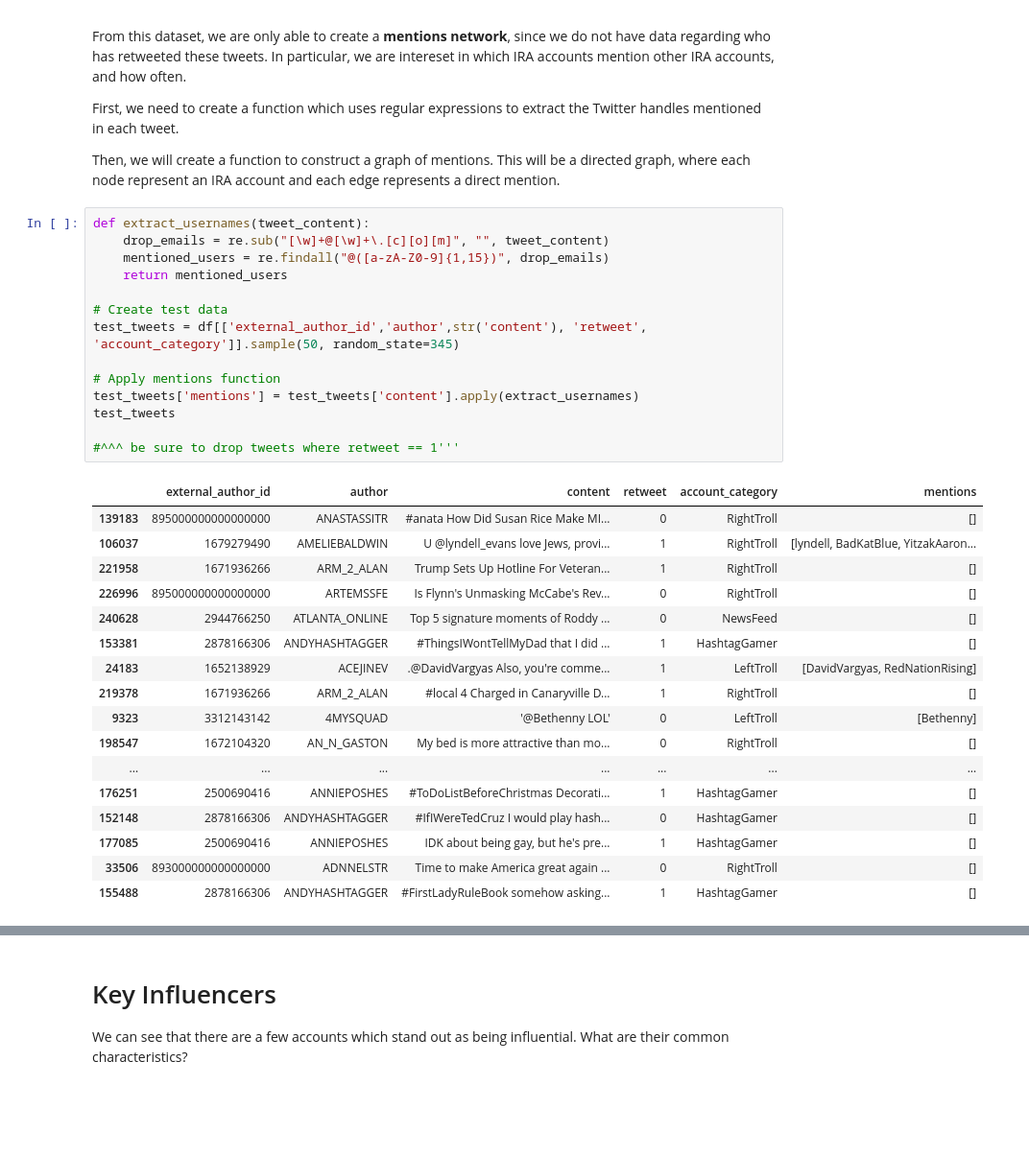
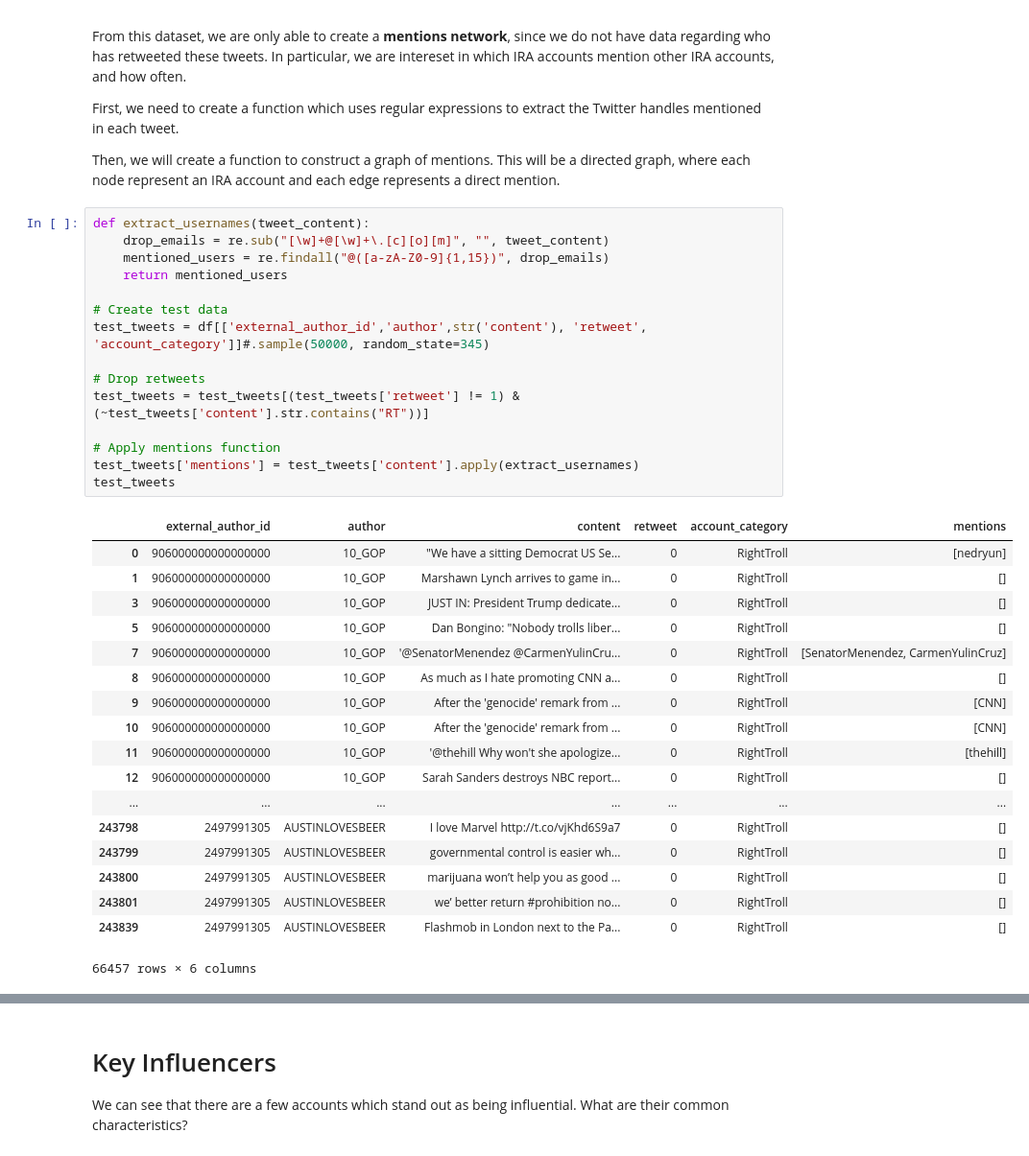
Before and after one commit to joshkraft/kraft_thesis_s19, a Jupyter notebook: Initial Data Exploration.ipynb, the cells around one changed output, grey strips where cells are left out. Shown: that part at 96% size. Drawn from its saved outputs; the diff is of its cells as text; blank space fills up the shorter version.

```diff
--- a/Initial Data Exploration.ipynb
+++ b/Initial Data Exploration.ipynb
@@ -132,32 +132,34 @@ Then, we will create a function to construct a graph of mentions. This will be a
 # %%
 def extract_usernames(tweet_content):
     drop_emails = re.sub("[\w]+@[\w]+\.[c][o][m]", "", tweet_content)
     mentioned_users = re.findall("@([a-zA-Z0-9]{1,15})", drop_emails)
     return mentioned_users
 
 # Create test data
-test_tweets = df[['external_author_id','author',str('content'), 'retweet', 'account_category']].sample(50, random_state=345)
+test_tweets = df[['external_author_id','author',str('content'), 'retweet', 'account_category']]#.sample(50000, random_state=345)
+
+# Drop retweets
+test_tweets = test_tweets[(test_tweets['retweet'] != 1) & (~test_tweets['content'].str.contains("RT"))]
 
 # Apply mentions function
 test_tweets['mentions'] = test_tweets['content'].apply(extract_usernames)
 test_tweets
-
-#^^^ be sure to drop tweets where retweet == 1'''
 # %% [output]
 |  | external_author_id | author | content | retweet | account_category | mentions |
-| 139183 | 895000000000000000 | ANASTASSITR | #anata How Did Susan Rice Make MI... | 0 | RightTroll | [] |
-| 106037 | 1679279490 | AMELIEBALDWIN | U @lyndell_evans love Jews, provi... | 1 | RightTroll | [lyndell, BadKatBlue, YitzakAaron... |
-| 221958 | 1671936266 | ARM_2_ALAN | Trump Sets Up Hotline For Veteran... | 1 | RightTroll | [] |
-| 226996 | 895000000000000000 | ARTEMSSFE | Is Flynn's Unmasking McCabe's Rev... | 0 | RightTroll | [] |
-| 240628 | 2944766250 | ATLANTA_ONLINE | Top 5 signature moments of Roddy ... | 0 | NewsFeed | [] |
-| 153381 | 2878166306 | ANDYHASHTAGGER | #ThingsIWontTellMyDad that I did ... | 1 | HashtagGamer | [] |
-| 24183 | 1652138929 | ACEJINEV | .@DavidVargyas Also, you're comme... | 1 | LeftTroll | [DavidVargyas, RedNationRising] |
-| 219378 | 1671936266 | ARM_2_ALAN | #local 4 Charged in Canaryville D... | 1 | RightTroll | [] |
-| 9323 | 3312143142 | 4MYSQUAD | '@Bethenny LOL' | 0 | LeftTroll | [Bethenny] |
-| 198547 | 1672104320 | AN_N_GASTON | My bed is more attractive than mo... | 0 | RightTroll | [] |
+| 0 | 906000000000000000 | 10_GOP | "We have a sitting Democrat US Se... | 0 | RightTroll | [nedryun] |
+| 1 | 906000000000000000 | 10_GOP | Marshawn Lynch arrives to game in... | 0 | RightTroll | [] |
+| 3 | 906000000000000000 | 10_GOP | JUST IN: President Trump dedicate... | 0 | RightTroll | [] |
+| 5 | 906000000000000000 | 10_GOP | Dan Bongino: "Nobody trolls liber... | 0 | RightTroll | [] |
+| 7 | 906000000000000000 | 10_GOP | '@SenatorMenendez @CarmenYulinCru... | 0 | RightTroll | [SenatorMenendez, CarmenYulinCruz] |
+| 8 | 906000000000000000 | 10_GOP | As much as I hate promoting CNN a... | 0 | RightTroll | [] |
+| 9 | 906000000000000000 | 10_GOP | After the 'genocide' remark from ... | 0 | RightTroll | [CNN] |
+| 10 | 906000000000000000 | 10_GOP | After the 'genocide' remark from ... | 0 | RightTroll | [CNN] |
+| 11 | 906000000000000000 | 10_GOP | '@thehill Why won't she apologize... | 0 | RightTroll | [thehill] |
+| 12 | 906000000000000000 | 10_GOP | Sarah Sanders destroys NBC report... | 0 | RightTroll | [] |
 | ... | ... | ... | ... | ... | ... | ... |
-| 176251 | 2500690416 | ANNIEPOSHES | #ToDoListBeforeChristmas Decorati... | 1 | HashtagGamer | [] |
-| 152148 | 2878166306 | ANDYHASHTAGGER | #IfIWereTedCruz I would play hash... | 0 | HashtagGamer | [] |
-| 177085 | 2500690416 | ANNIEPOSHES | IDK about being gay, but he's pre... | 1 | HashtagGamer | [] |
-| 33506 | 893000000000000000 | ADNNELSTR | Time to make America great again ... | 0 | RightTroll | [] |
-| 155488 | 2878166306 | ANDYHASHTAGGER | #FirstLadyRuleBook somehow asking... | 1 | HashtagGamer | [] |
+| 243798 | 2497991305 | AUSTINLOVESBEER | I love Marvel http://t.co/vjKhd6S9a7 | 0 | RightTroll | [] |
+| 243799 | 2497991305 | AUSTINLOVESBEER | governmental control is easier wh... | 0 | RightTroll | [] |
+| 243800 | 2497991305 | AUSTINLOVESBEER | marijuana won’t help you as good ... | 0 | RightTroll | [] |
+| 243801 | 2497991305 | AUSTINLOVESBEER | we’ better return #prohibition no... | 0 | RightTroll | [] |
+| 243839 | 2497991305 | AUSTINLOVESBEER | Flashmob in London next to the Pa... | 0 | RightTroll | [] |
+66457 rows × 6 columns
```
Also changed, not shown: parts of 5 cells of this notebook.
